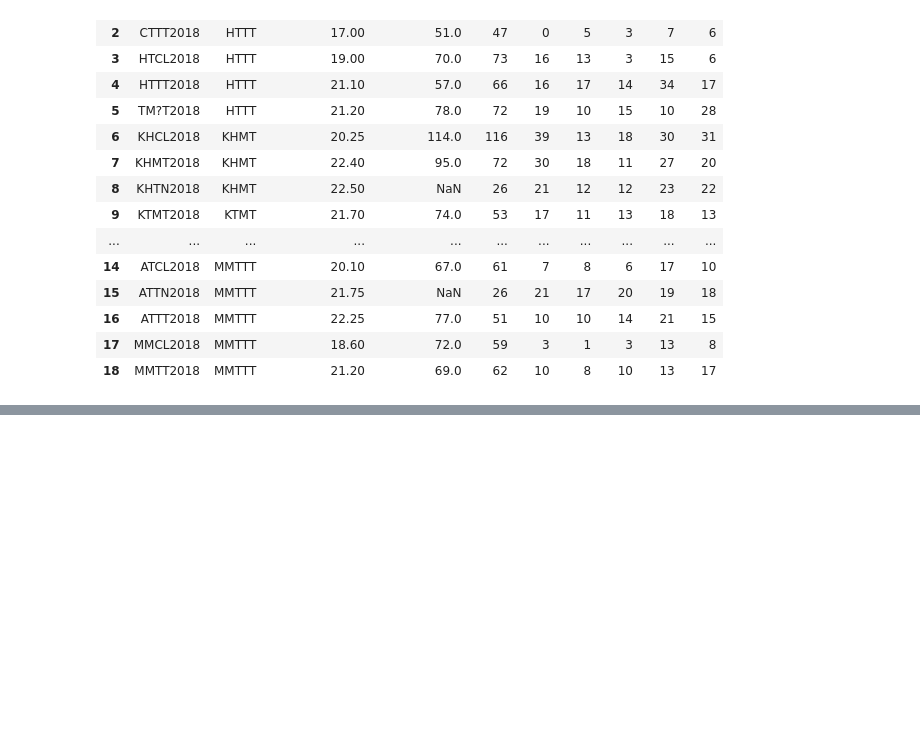
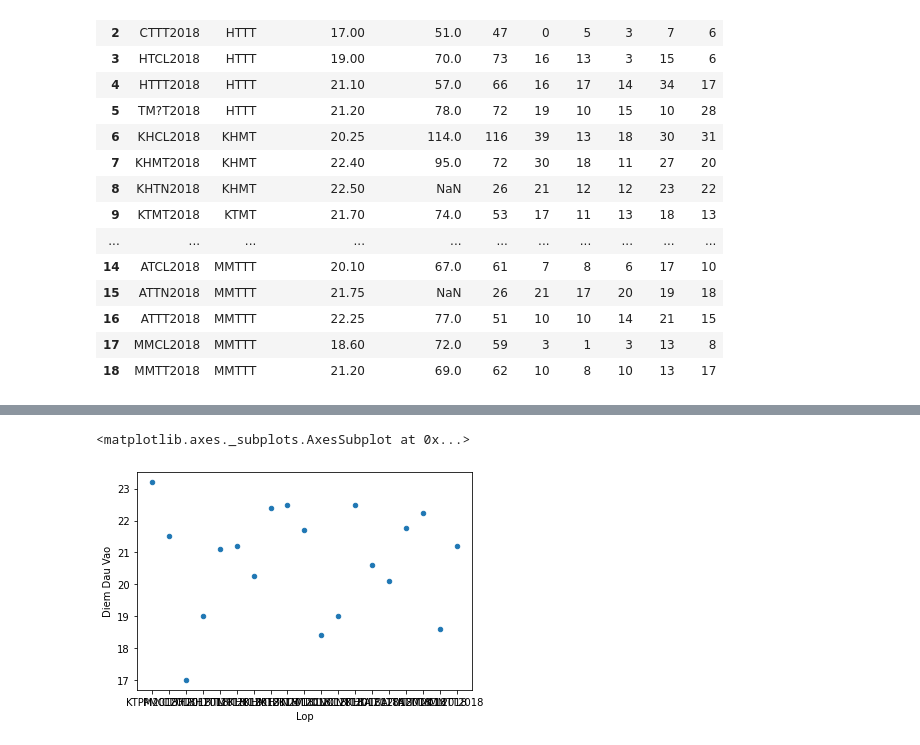
Before and after one commit to khoaht99/Python-machinelearning, a Jupyter notebook: Lec1_4_IntroToPython.ipynb, the cells around one changed output, grey strips where cells are left out. Saved outputs shown, nothing was run; the diff lists cells and outputs as text; code cells hidden in the pictures; blank space fills up the shorter version.

```diff
--- a/Lec1_4_IntroToPython.ipynb
+++ b/Lec1_4_IntroToPython.ipynb
@@ -95,0 +178,3 @@ plt.show()
+# %%
+analyst['10_percent'] = analyst.HK1*0.1
+analyst.head(5)
@@ -95,0 +195,5 @@ plt.show()
+# %%
+analyst.plot.scatter(x="Lop",y="Diem Dau Vao")
+# %% [output]
+<matplotlib.axes._subplots.AxesSubplot at 0x...>
+[figure, added]
```
Also changed, not shown: parts of 20 cells of this notebook.
